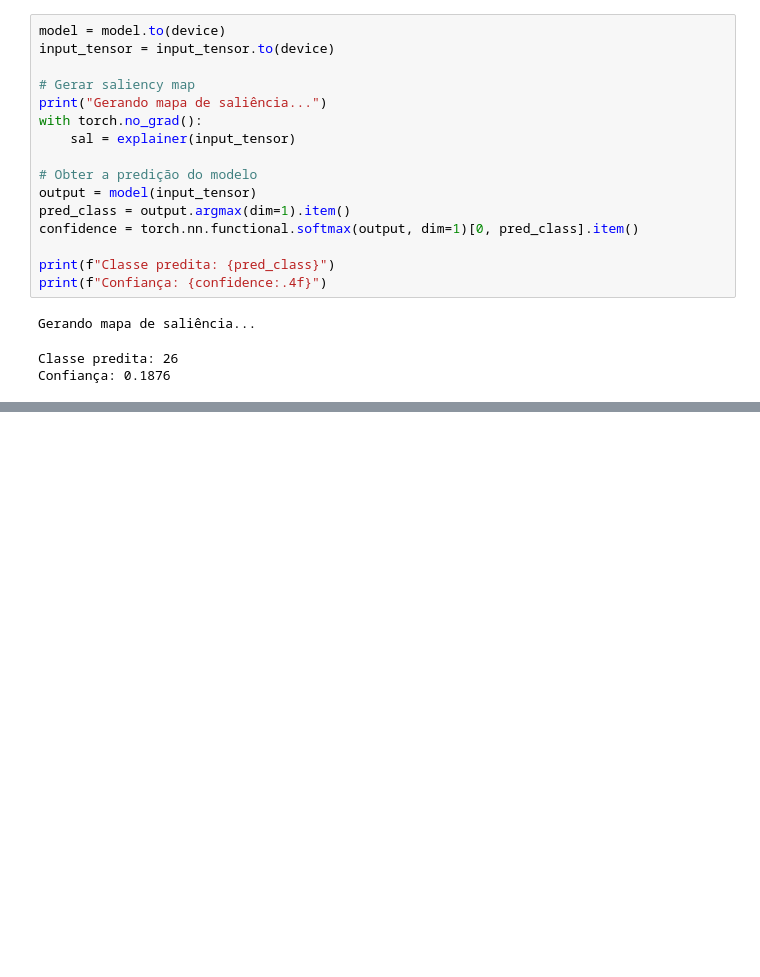
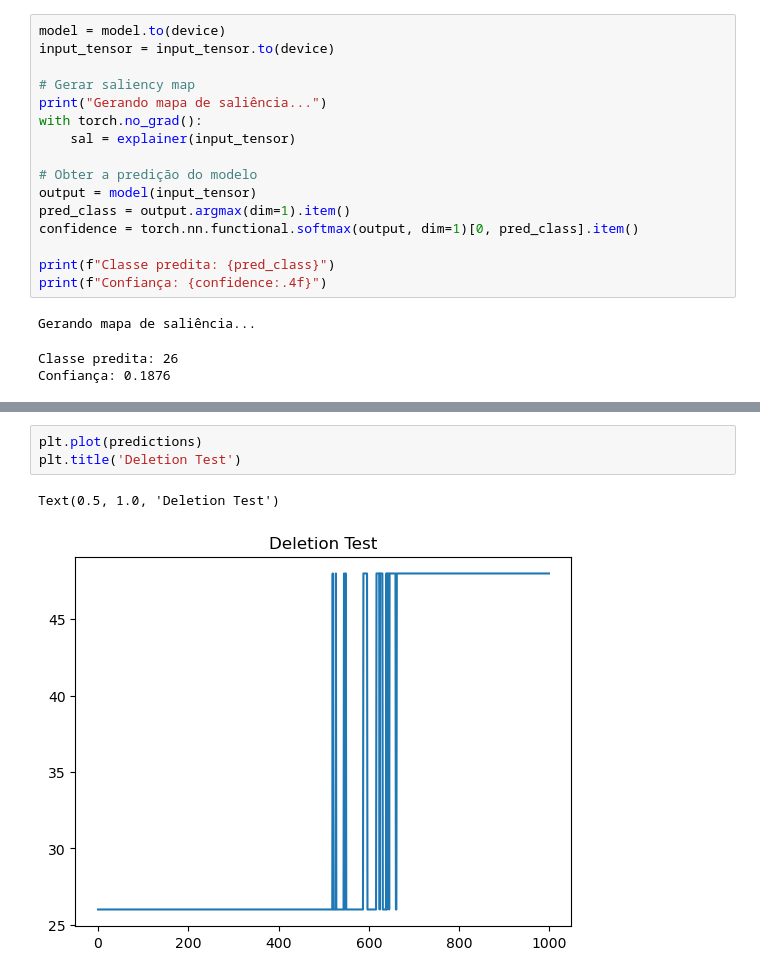
Before and after one commit to AraujoStreicher/explainability-benchmark, a Jupyter notebook: src/cub-200-2011/cub-rise.ipynb, the cells around one changed output, grey strips where cells are left out. Drawn from its saved outputs; the diff is of its cells as text; blank space fills up the shorter version.

```diff
--- a/src/cub-200-2011/cub-rise.ipynb
+++ b/src/cub-200-2011/cub-rise.ipynb
@@ -183,0 +211,6 @@ plt.show()
+# %%
+plt.plot(predictions)
+plt.title('Deletion Test')
+# %% [output]
+Text(0.5, 1.0, 'Deletion Test')
+[figure, added]
```
Also changed, not shown: parts of 5 cells of this notebook, 8 other files.
